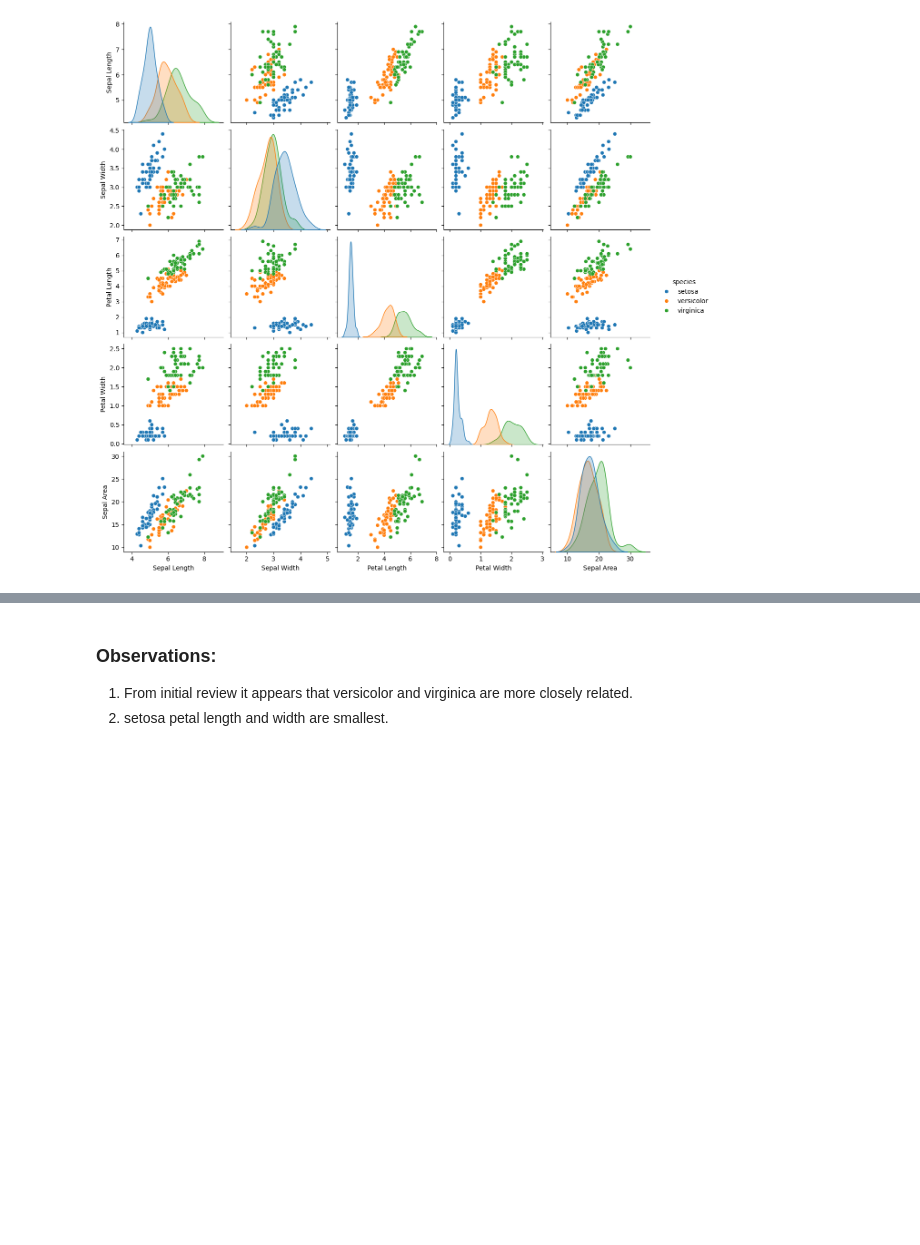
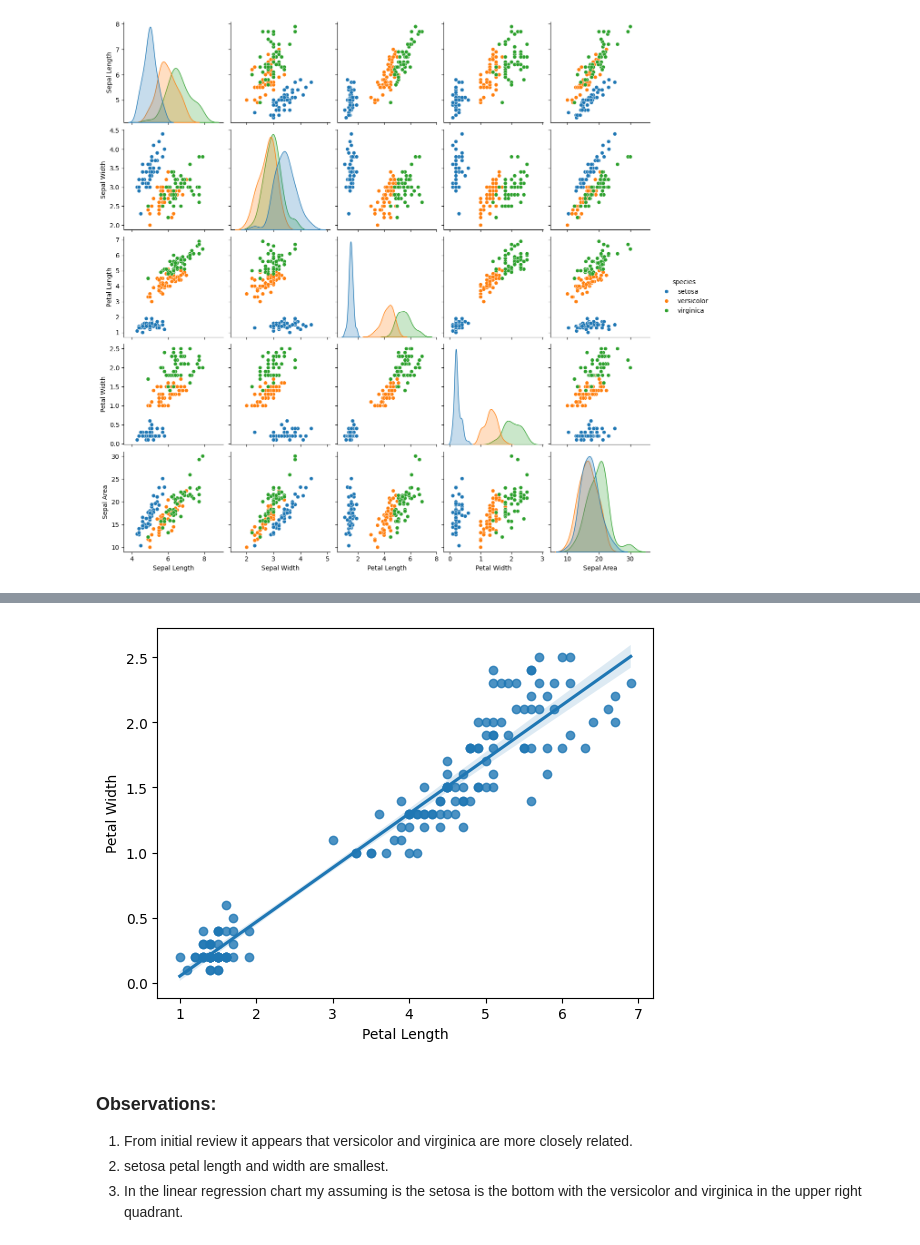
Before and after one commit to Brennanlehman/datafun-04-jupyter, a Jupyter notebook: brennan_eda.ipynb, the cells around one changed output, grey strips where cells are left out. Cells and saved outputs as stored; diff of their text form; code cells hidden in the pictures; blank space fills up the shorter version.

```diff
--- a/brennan_eda.ipynb
+++ b/brennan_eda.ipynb
@@ -129,4 +141,10 @@ plt.show()
+# %%
+# Linear regression model
+sns.regplot(x="Petal Length", y="Petal Width", data=df);
+# %% [output]
+[figure, added]
 # %% [markdown]
 ### Observations:
 1. From initial review it appears that versicolor and virginica are more closely related.
 2. setosa petal length and width are smallest.
+3. In the linear regression chart my assuming is the setosa is the bottom with the versicolor and virginica in the upper right quadrant.
```
Also changed, not shown: parts of 2 cells of this notebook.
